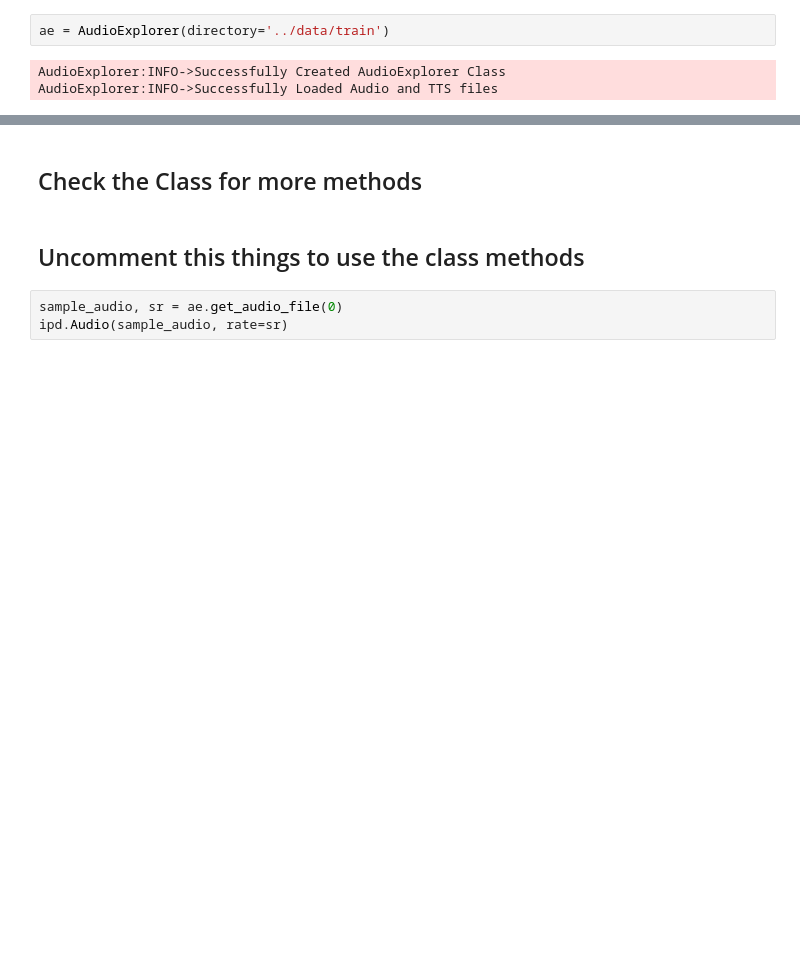
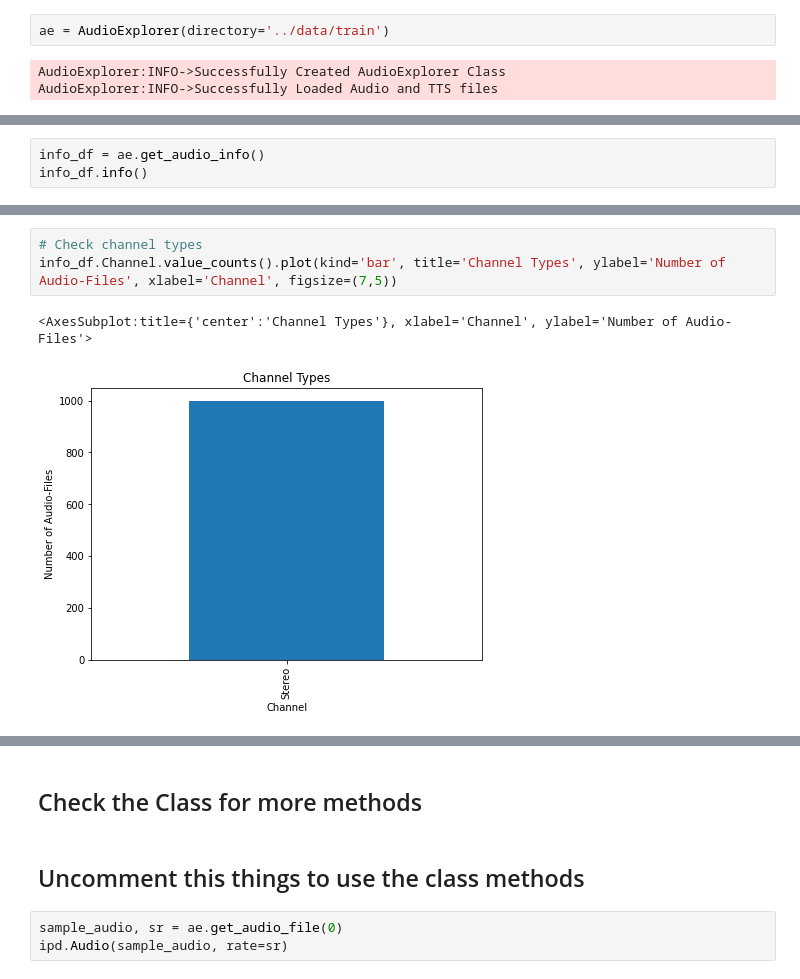
Before and after one commit to ItsDebol/AMH-STT, a Jupyter notebook: notebooks/AudioExploration.ipynb, the cells around one changed output, grey strips where cells are left out. Cells and saved outputs as stored; diff of their text form; blank space fills up the shorter version.

Commit message:
did some exploration and visualization

```diff
--- a/notebooks/AudioExploration.ipynb
+++ b/notebooks/AudioExploration.ipynb
@@ -15,0 +21,3 @@ AudioExplorer:INFO->Successfully Loaded Audio and TTS files
+# %%
+info_df = ae.get_audio_info()
+info_df.info()
@@ -15,0 +56,6 @@ AudioExplorer:INFO->Successfully Loaded Audio and TTS files
+# %%
+# Check channel types
+info_df.Channel.value_counts().plot(kind='bar', title='Channel Types', ylabel='Number of Audio-Files', xlabel='Channel', figsize=(7,5))
+# %% [output]
+<AxesSubplot:title={'center':'Channel Types'}, xlabel='Channel', ylabel='Number of Audio-Files'>
+[figure, added]
```
Also changed, not shown: parts of 9 cells of this notebook.
